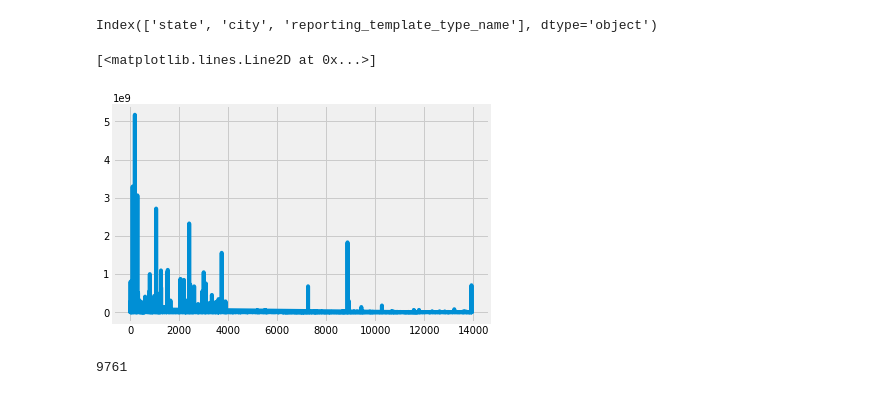
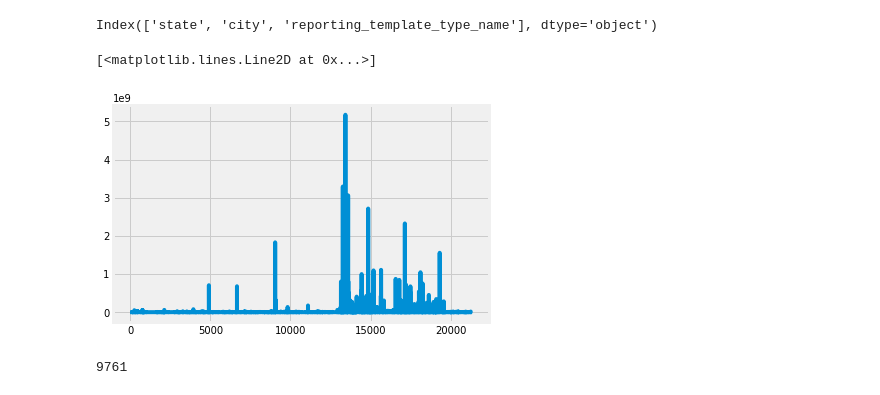
Before and after one commit to shivams289/Kaggle-Projects, a Jupyter notebook: Rev_pred.ipynb, the cells around one changed output. Saved outputs shown, nothing was run; the diff lists cells and outputs as text; code cells hidden in the pictures.

```diff
--- a/Rev_pred.ipynb
+++ b/Rev_pred.ipynb
@@ -39,12 +39,12 @@ df.select_dtypes(exclude=['float64', 'int64']).columns
 # %% [output]
 Index(['state', 'city', 'reporting_template_type_name'], dtype='object')
 # %%
-df.drop(['reporting_template_type_name', 'state', 'city'], axis =1 , inplace = True)
+df.drop(['state', 'city'], axis =1 , inplace = True)
 # %%
-plt.plot(df['masked_company_id'],df['target_total_revenues'])
+plt.plot(df['target_total_revenues'])
 # %% [output]
 [<matplotlib.lines.Line2D at 0x...>]
-[figure, old version]
+[figure, new version]
 # %%
 #number of unique Company id
 len(set(df['masked_company_id']))
```
Also changed, not shown: parts of 37 cells of this notebook.
